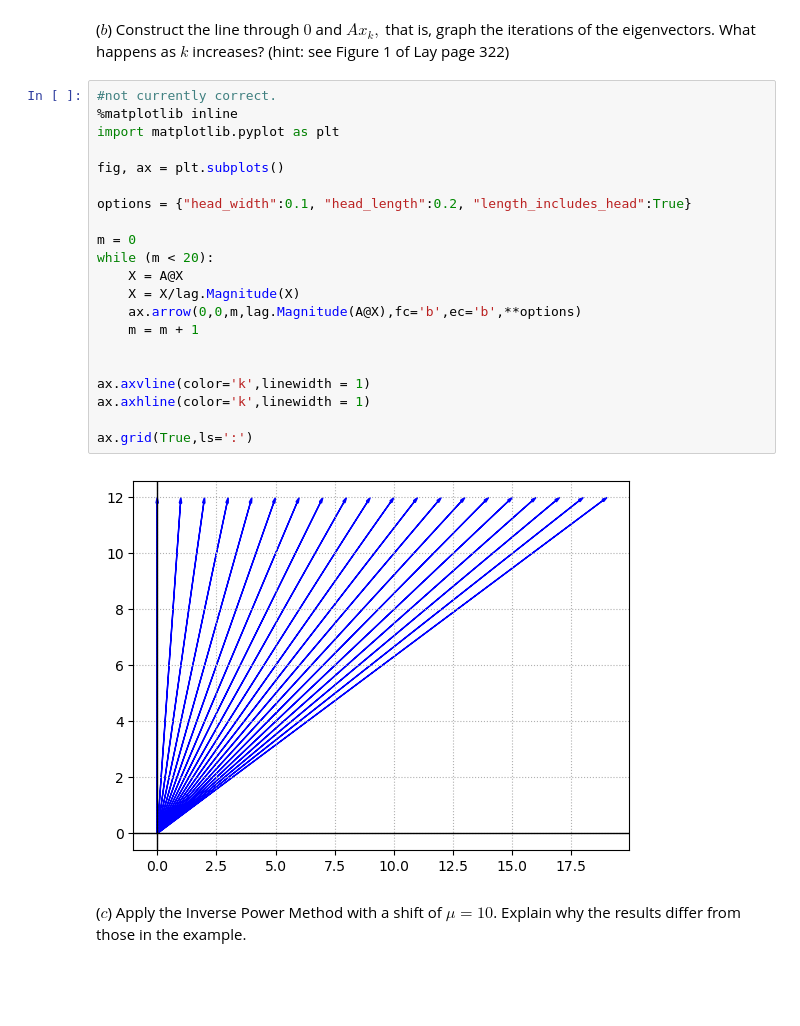
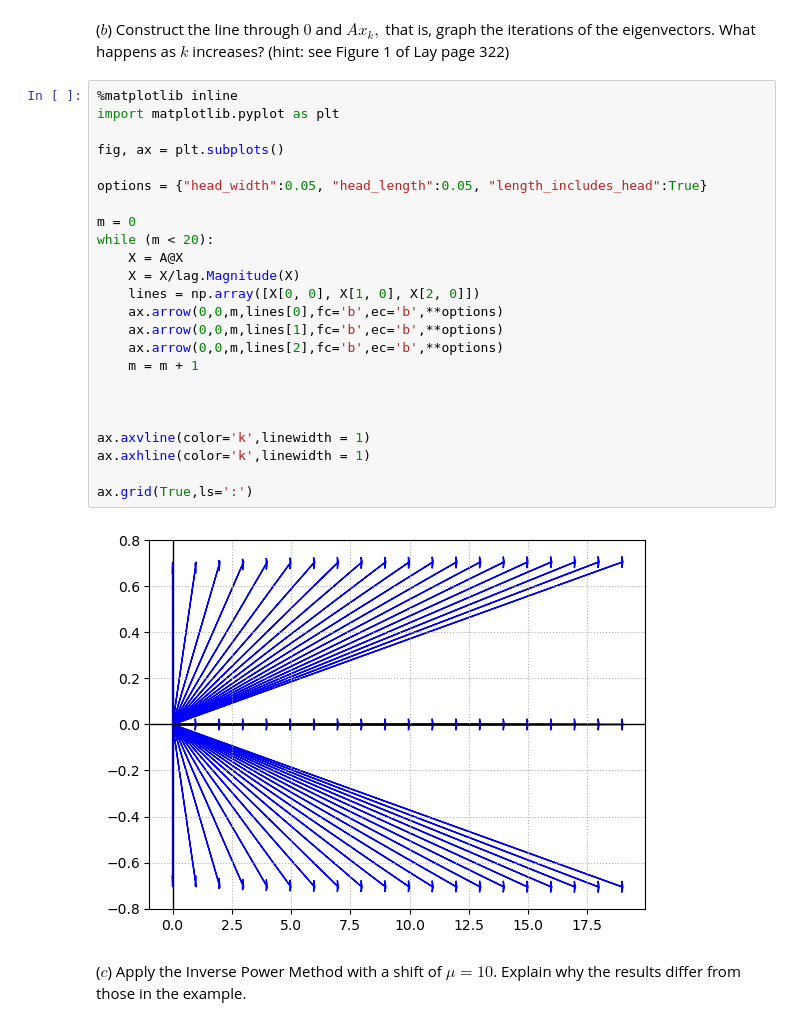
Before and after one commit to bruce455/LA-Project, a Jupyter notebook: Approximating_Eigenvalues_Eigenvectors.ipynb, the cells around one changed output. Saved outputs shown, nothing was run; the diff lists cells and outputs as text; blank space fills up the shorter version.

```diff
--- a/Approximating_Eigenvalues_Eigenvectors.ipynb
+++ b/Approximating_Eigenvalues_Eigenvectors.ipynb
@@ -419,28 +419,31 @@ print(A@X - 12*X)
 # %% [markdown]
 ($b$) Construct the line through $0$ and $Ax_k,$ that is, graph the iterations of the eigenvectors. What happens as $k$ increases? (hint: see Figure 1 of Lay page 322)
 # %%
-#not currently correct.
 %matplotlib inline
 import matplotlib.pyplot as plt
 
 fig, ax = plt.subplots()
 
-options = {"head_width":0.1, "head_length":0.2, "length_includes_head":True}
+options = {"head_width":0.05, "head_length":0.05, "length_includes_head":True}
 
 m = 0
 while (m < 20):
     X = A@X
     X = X/lag.Magnitude(X)
-    ax.arrow(0,0,m,lag.Magnitude(A@X),fc='b',ec='b',**options)
+    lines = np.array([X[0, 0], X[1, 0], X[2, 0]])
+    ax.arrow(0,0,m,lines[0],fc='b',ec='b',**options)
+    ax.arrow(0,0,m,lines[1],fc='b',ec='b',**options)
+    ax.arrow(0,0,m,lines[2],fc='b',ec='b',**options)
     m = m + 1
+
 
 
 ax.axvline(color='k',linewidth = 1)
 ax.axhline(color='k',linewidth = 1)
 
 ax.grid(True,ls=':')
 # %% [output]
-[figure, old version]
+[figure, new version]
 # %% [markdown]
 ($c$) Apply the Inverse Power Method with a shift of $\mu = 10$.  Explain why the results differ from those in the example.
 # %%
```
